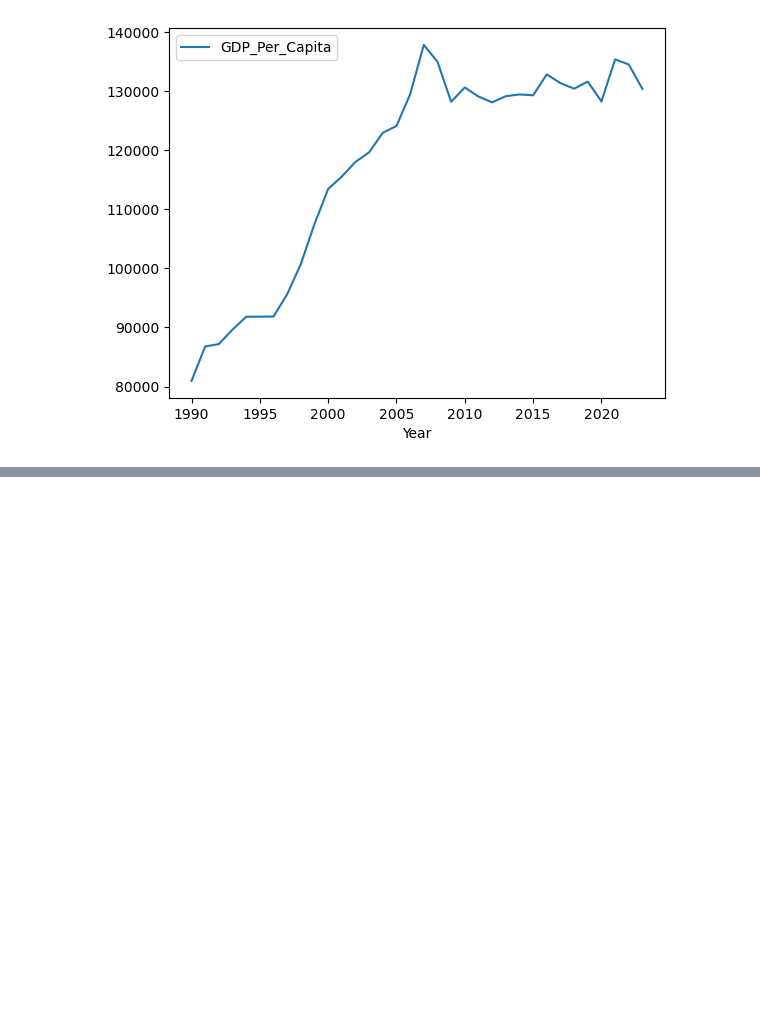
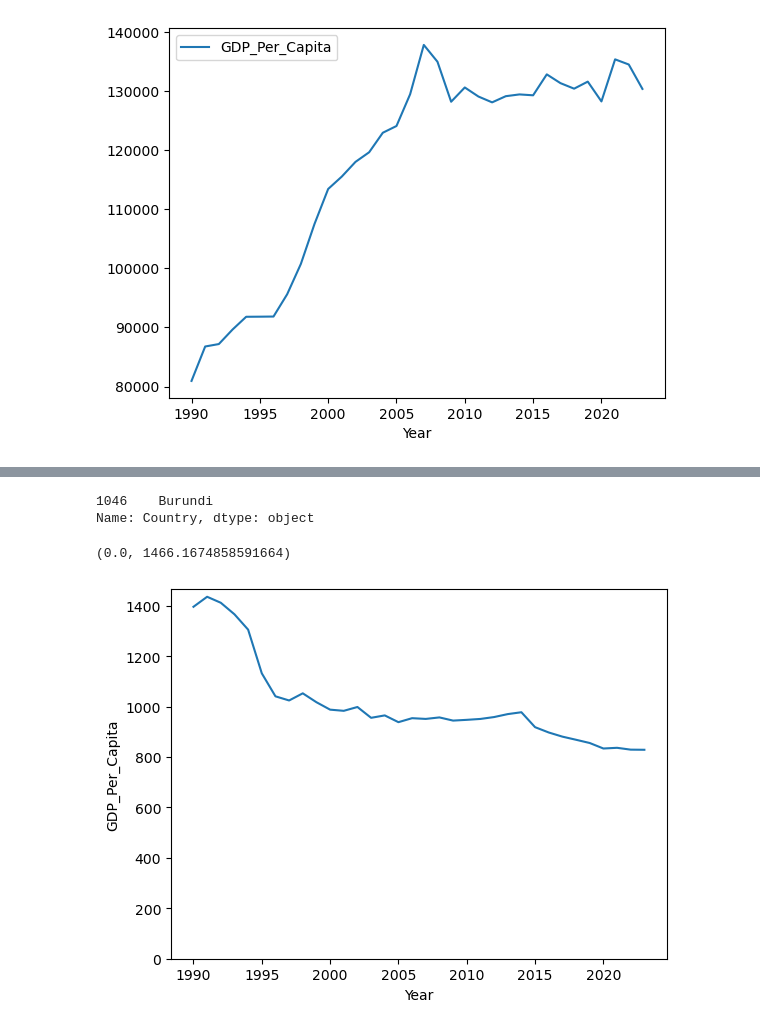
Before and after one commit to NSS-Full-Time-Data-Analytics-16/un-project-dzapata915, a Jupyter notebook: notebooks/un_project.ipynb, the cells around one changed output, grey strips where cells are left out. Cells and saved outputs as stored; diff of their text form; code cells hidden in the pictures; blank space fills up the shorter version.

```diff
--- a/notebooks/un_project.ipynb
+++ b/notebooks/un_project.ipynb
@@ -385,0 +450,15 @@ gdp_df.loc[gdp_df.Country == 'Luxembourg'].plot(x='Year',y='GDP_Per_Capita',kind
+# %%
+lowest_gdp = gdp_2020.sort_values('GDP_Per_Capita').Country.head(1)
+# %%
+lowest_gdp
+# %% [output]
+1046    Burundi
+Name: Country, dtype: object
+# %%
+lowest_over_time = gdp_df.loc[gdp_df.Country.isin(lowest_gdp)]
+# %%
+sns.lineplot(data= lowest_over_time, x = 'Year', y = 'GDP_Per_Capita')
+plt.ylim(bottom = 0)
+# %% [output]
+(0.0, 1466.1674858591664)
+[figure, added]
```
Also changed, not shown: parts of 45 cells of this notebook.
